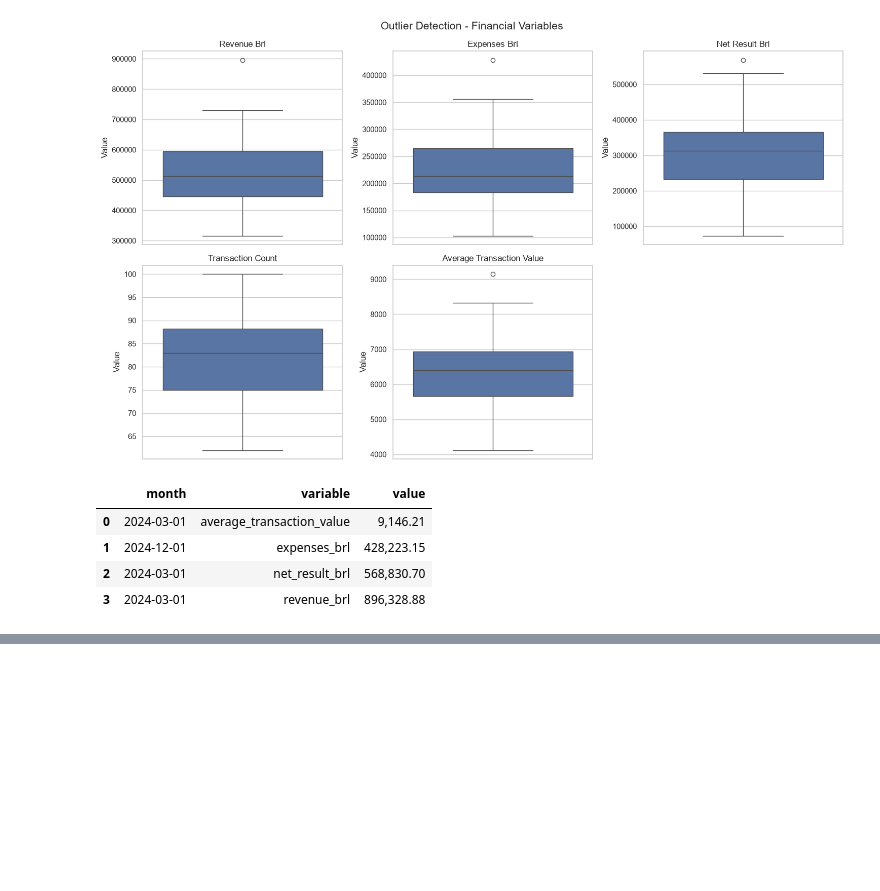
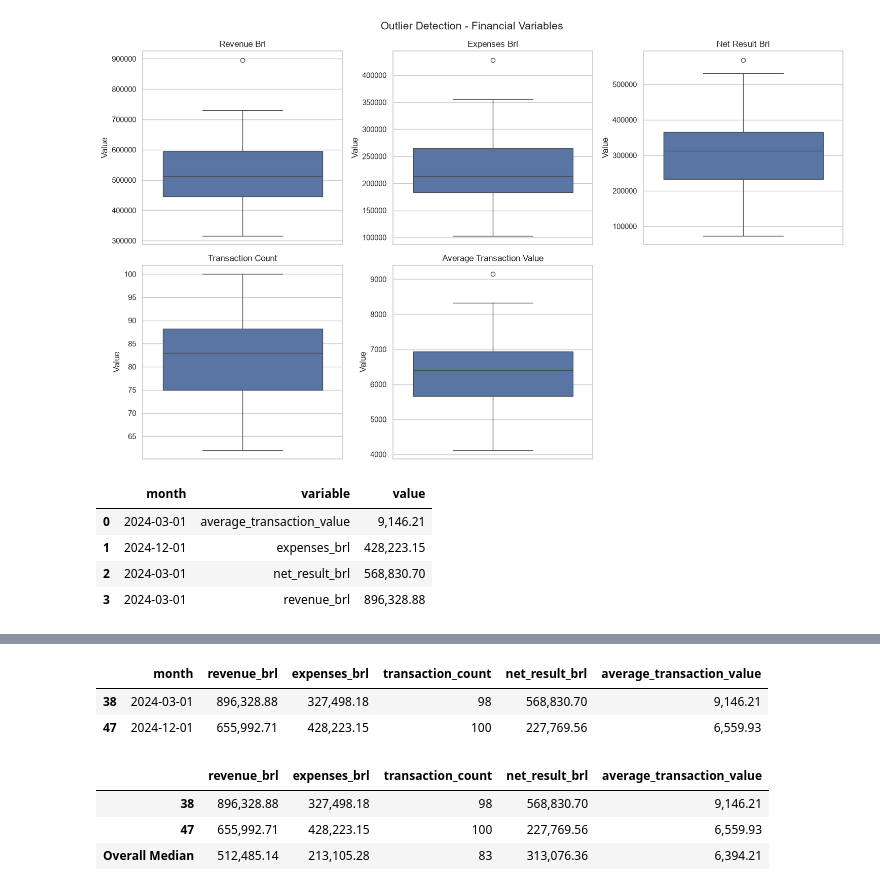
Before and after one commit to guilherme-santos-machado/portfolio-data-analytics, a Jupyter notebook: 03-exploratory-data-analysis-python/notebooks/02_exploratory_data_analysis.ipynb, the cells around one changed output, grey strips where cells are left out. Drawn from its saved outputs; the diff is of its cells as text; code cells hidden in the pictures; blank space fills up the shorter version.

Commit message:
Comparison table created

```diff
--- a/03-exploratory-data-analysis-python/notebooks/02_exploratory_data_analysis.ipynb
+++ b/03-exploratory-data-analysis-python/notebooks/02_exploratory_data_analysis.ipynb
@@ -925,0 +938,48 @@ outlier_records.sort_values(
+# %%
+# Investigate months with identified outliers
+
+months_to_investigate = ['2024-03', '2024-12']
+
+outlier_investigation = df[
+    df['month'].dt.strftime('%Y-%m').isin(months_to_investigate)
+][
+    [
+        'month',
+        'revenue_brl',
+        'expenses_brl',
+        'transaction_count',
+        'net_result_brl',
+        'average_transaction_value'
+    ]
+].copy()
+
+outlier_investigation
+# %% [output]
+|  | month | revenue_brl | expenses_brl | transaction_count | net_result_brl | average_transaction_value |
+| 38 | 2024-03-01 | 896,328.88 | 327,498.18 | 98 | 568,830.70 | 9,146.21 |
+| 47 | 2024-12-01 | 655,992.71 | 428,223.15 | 100 | 227,769.56 | 6,559.93 |
+# %%
+# Compare outlier months with overall median values
+
+comparison_columns = [
+    'revenue_brl',
+    'expenses_brl',
+    'transaction_count',
+    'net_result_brl',
+    'average_transaction_value'
+]
+
+overall_median = df[comparison_columns].median()
+
+outlier_comparison = outlier_investigation[
+    comparison_columns
+].copy()
+
+outlier_comparison.loc['Overall Median'] = overall_median
+
+outlier_comparison.round(2)
+# %% [output]
+|  | revenue_brl | expenses_brl | transaction_count | net_result_brl | average_transaction_value |
+| 38 | 896,328.88 | 327,498.18 | 98 | 568,830.70 | 9,146.21 |
+| 47 | 655,992.71 | 428,223.15 | 100 | 227,769.56 | 6,559.93 |
+| Overall Median | 512,485.14 | 213,105.28 | 83 | 313,076.36 | 6,394.21 |
```
Also changed, not shown: parts of 1 cell of this notebook.
